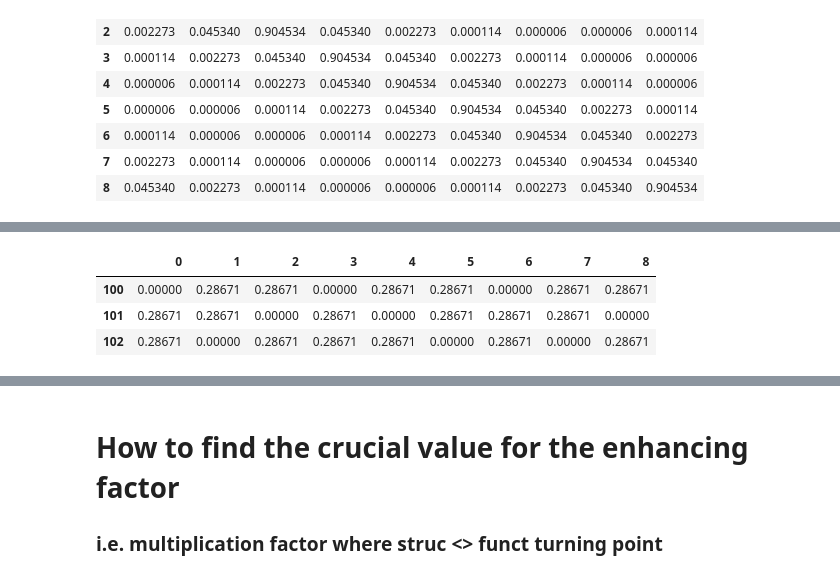
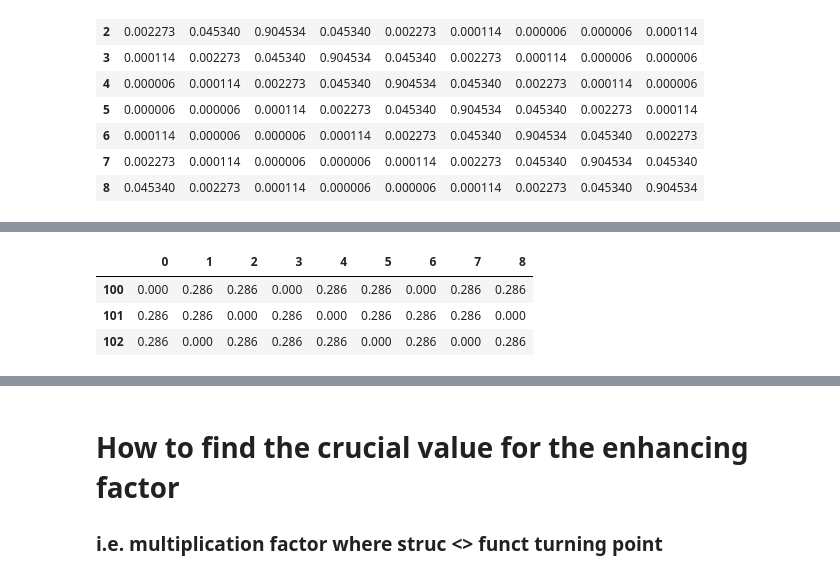
Before and after one commit to menchelab/CartoGRAPHs, a Jupyter notebook: cartoGRAPHs_FeatureTuning.ipynb, the cells around one changed output, grey strips where cells are left out. Saved outputs shown, nothing was run; the diff lists cells and outputs as text; code cells hidden in the pictures.

```diff
--- a/cartoGRAPHs_FeatureTuning.ipynb
+++ b/cartoGRAPHs_FeatureTuning.ipynb
@@ -103,11 +105,11 @@ DF_structural_norm = DF_structural_normalized.round(6)
 # %%
-scalar = 0.2867105
+scalar = 0.2860
 
 DF_functional_scal = DF_functional*scalar
 DF_functional_scal
 # %% [output]
 |  | 0 | 1 | 2 | 3 | 4 | 5 | 6 | 7 | 8 |
-| 100 | 0.00000 | 0.28671 | 0.28671 | 0.00000 | 0.28671 | 0.28671 | 0.00000 | 0.28671 | 0.28671 |
-| 101 | 0.28671 | 0.28671 | 0.00000 | 0.28671 | 0.00000 | 0.28671 | 0.28671 | 0.28671 | 0.00000 |
-| 102 | 0.28671 | 0.00000 | 0.28671 | 0.28671 | 0.28671 | 0.00000 | 0.28671 | 0.00000 | 0.28671 |
+| 100 | 0.000 | 0.286 | 0.286 | 0.000 | 0.286 | 0.286 | 0.000 | 0.286 | 0.286 |
+| 101 | 0.286 | 0.286 | 0.000 | 0.286 | 0.000 | 0.286 | 0.286 | 0.286 | 0.000 |
+| 102 | 0.286 | 0.000 | 0.286 | 0.286 | 0.286 | 0.000 | 0.286 | 0.000 | 0.286 |
 # %%
```
Also changed, not shown: parts of 4 cells of this notebook, 3 other files.
